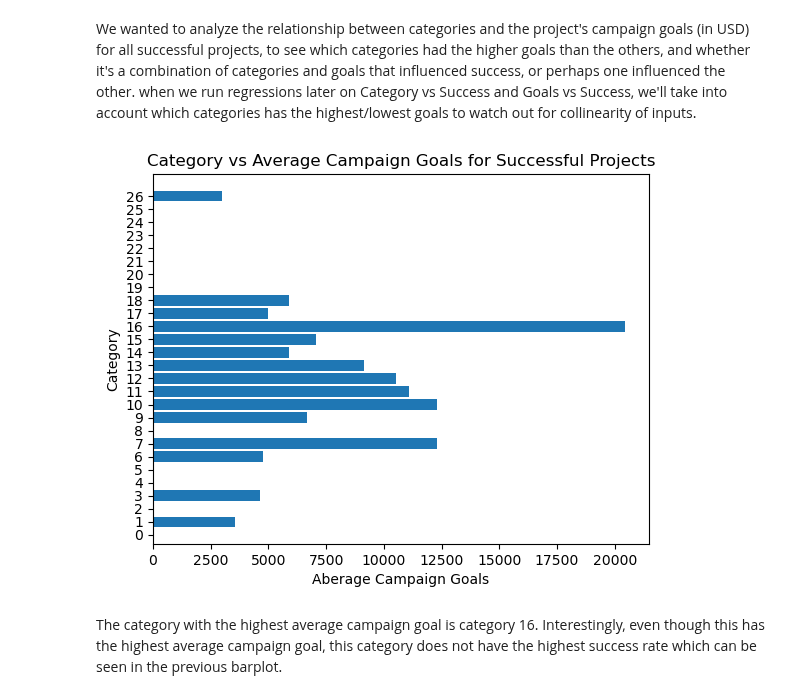
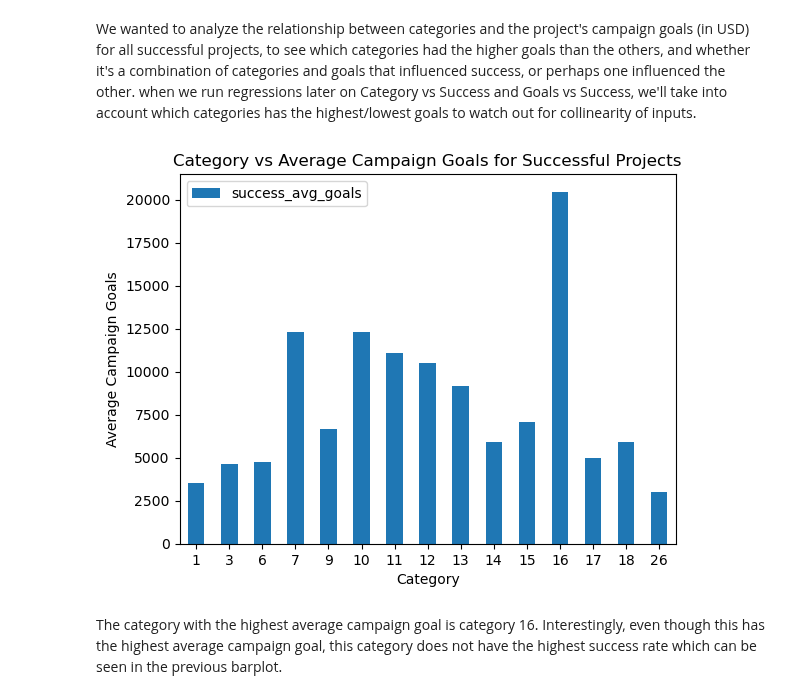
Before and after one commit to catherine-fang-git/kickstarter_project_success_info2950, a Jupyter notebook: INFO2950_Phase2.ipynb, the cells around one changed output. Saved outputs shown, nothing was run; the diff lists cells and outputs as text; code cells hidden in the pictures.

```diff
--- a/INFO2950_Phase2.ipynb
+++ b/INFO2950_Phase2.ipynb
@@ -278,16 +307,15 @@ when we run regressions later on Category vs Success and Goals vs Success, we'll
 out for collinearity of inputs.
 # %%
 categories_goals_success = duckdb.sql("""SELECT CATEGORY, Avg(GOAL_IN_USD)
-                                      AS avg_goals FROM success_proj GROUP BY CATEGORY""").df()
-category_goals_success = plt.barh(categories_goals_success["CATEGORY"],
-                                  categories_goals_success["avg_goals"])
-plt.ylabel("Category")
-plt.yticks(range(0, max(categories_goals_success["CATEGORY"]) + 1, 1))
-plt.xlabel("Aberage Campaign Goals")
+                                      AS success_avg_goals FROM success_proj GROUP BY CATEGORY""").df()
+categories_goals_success = categories_goals_success.sort_values("CATEGORY")
+categories_goals_success.plot.bar(x = 'CATEGORY', y = 'success_avg_goals', rot =0)
+plt.xlabel("Category")
+plt.ylabel("Average Campaign Goals")
 plt.title("Category vs Average Campaign Goals for Successful Projects")
 plt.show()
 # %% [output]
-[figure, old version]
+[figure, new version]
 # %% [markdown]
 The category with the highest average campaign goal is category 16. Interestingly, even though this has the highest average campaign goal, this category does not have the highest success rate which can be seen in the previous barplot.
 # %% [markdown]
```
Also changed, not shown: parts of 5 cells of this notebook.
